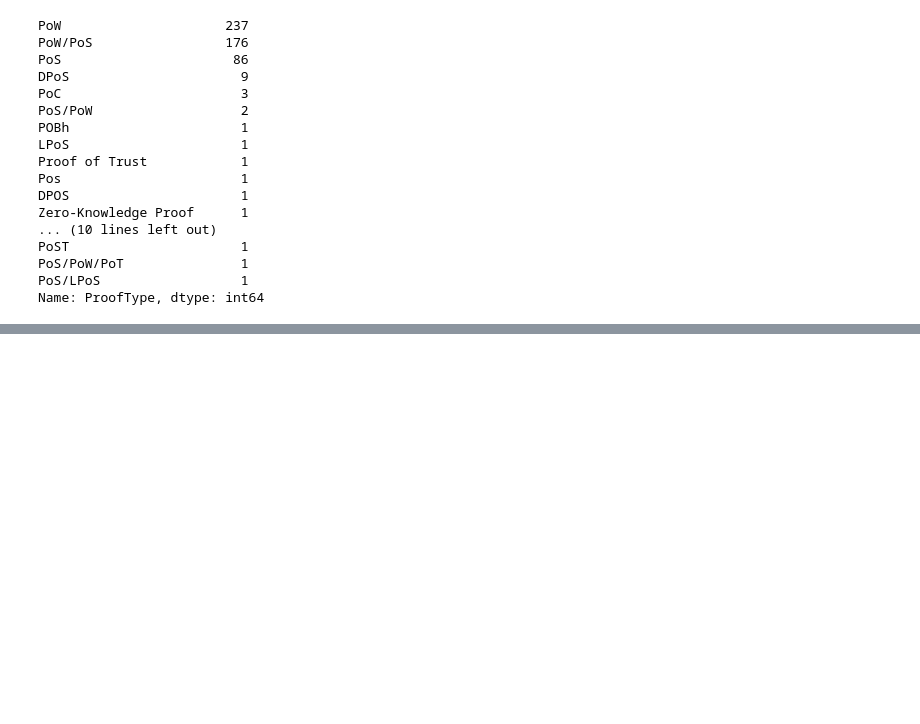
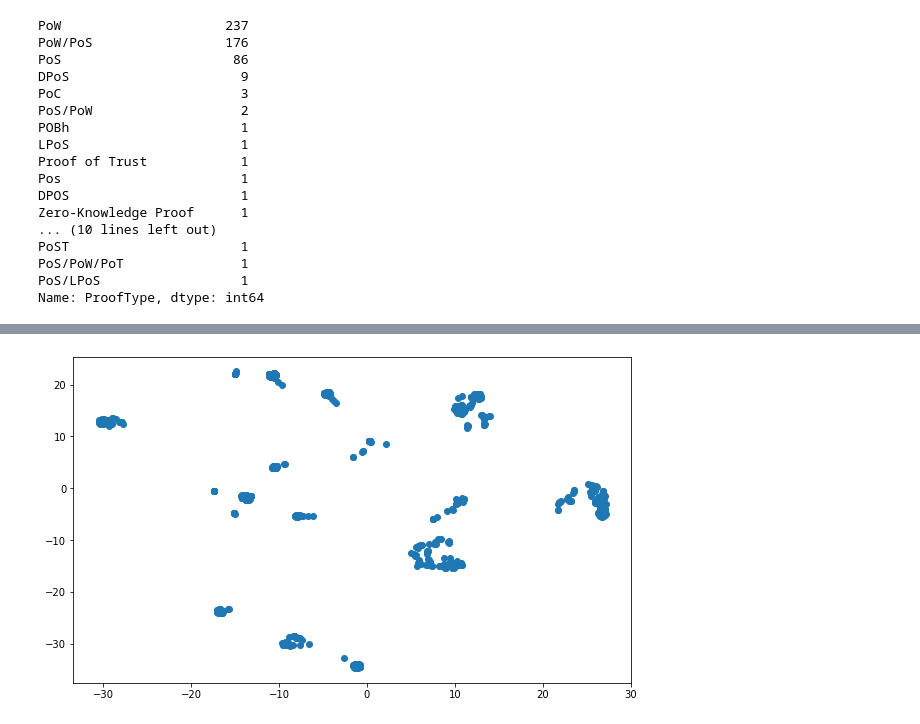
Before and after one commit to boojaado/Unsupervised-Machine-Learning, a Jupyter notebook: Submissions/Unsupervised Learning.ipynb, the cells around one changed output, grey strips where cells are left out. Saved outputs shown, nothing was run; the diff lists cells and outputs as text; code cells hidden in the pictures; blank space fills up the shorter version.

```diff
--- a/Submissions/Unsupervised Learning.ipynb
+++ b/Submissions/Unsupervised Learning.ipynb
@@ -296,0 +392,4 @@ type_replace[0:10]
+# %%
+df_pca = pd.DataFrame(pca.transform(df_train))
+df_pca.columns = [f"Feature {x}" for x in range(1, len(pca.explained_variance_ratio_)+1)]
+df_pca.head()
@@ -296,0 +405,4 @@ type_replace[0:10]
+# %%
+tsne = TSNE(random_state=42)
+tsne_features = tsne.fit_transform(df_pca)
+print(tsne_features.shape)
@@ -296,0 +411,3 @@ type_replace[0:10]
+# %%
+tsne_df = pd.DataFrame(tsne_features, columns=["Feature1", "Feature2"])
+tsne_df.head()
@@ -296,0 +421,6 @@ type_replace[0:10]
+# %%
+plt.figure(figsize=(10, 6))
+plt.scatter(tsne_df.Feature1, tsne_df.Feature2)
+plt.show()
+# %% [output]
+[figure, added]
```
Also changed, not shown: parts of 21 cells of this notebook.
